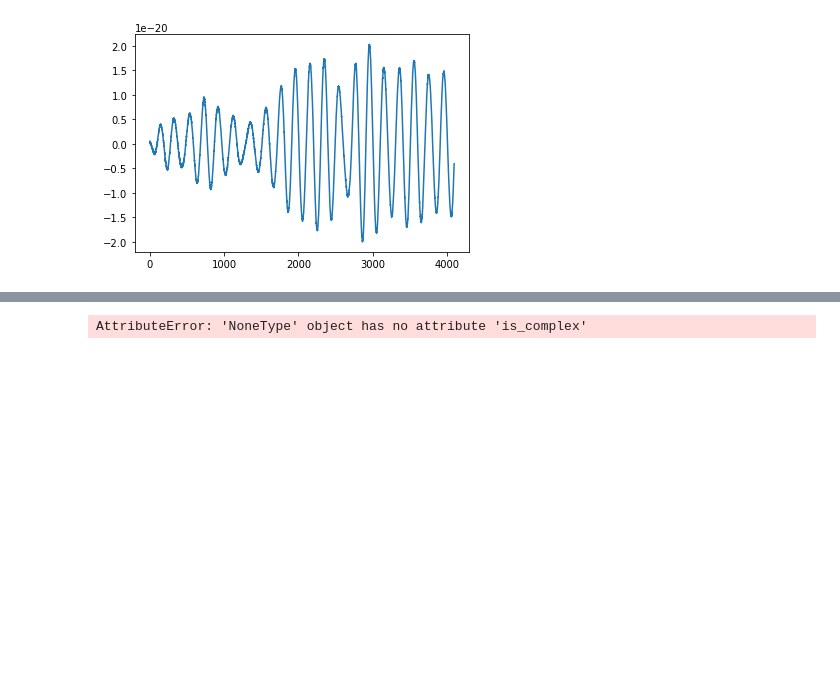
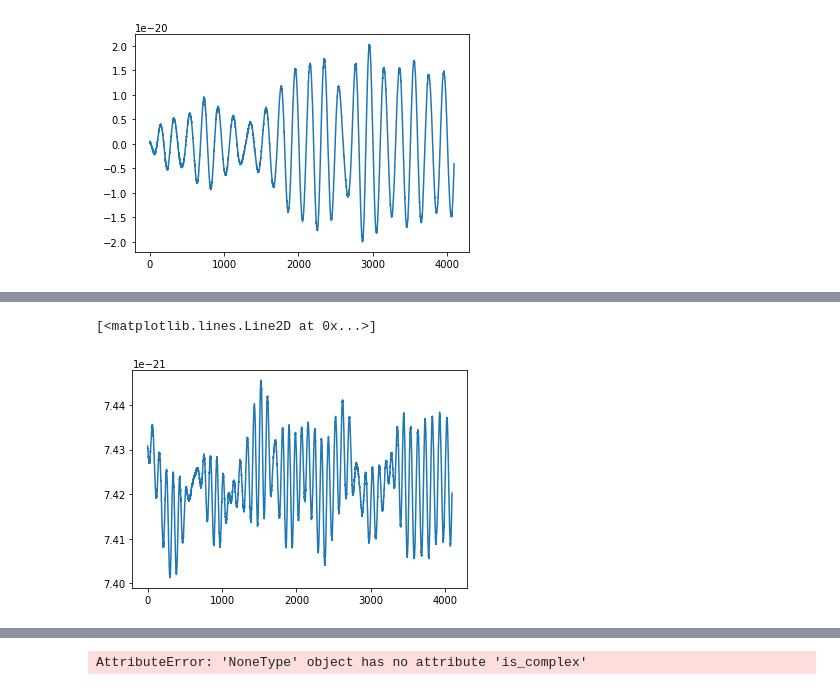
Before and after one commit to hamishdickson/g2net, a Jupyter notebook: nbs/eda.ipynb, the cells around one changed output, grey strips where cells are left out. Cells and saved outputs as stored; diff of their text form; code cells hidden in the pictures; blank space fills up the shorter version.

```diff
--- a/nbs/eda.ipynb
+++ b/nbs/eda.ipynb
@@ -99,0 +116,5 @@ torch.Size([1, 57, 257])
+# %%
+plt.plot(s)
+# %% [output]
+[<matplotlib.lines.Line2D at 0x...>]
+[figure, added]
```
Also changed, not shown: parts of 27 cells of this notebook, 17 other files.
